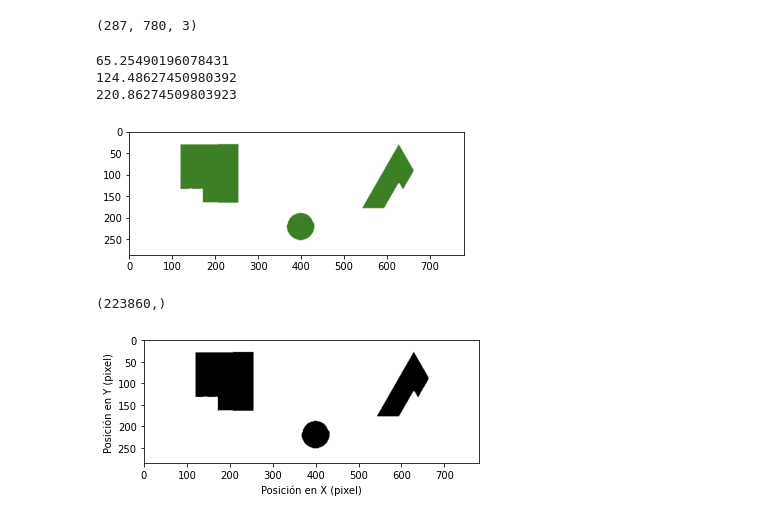
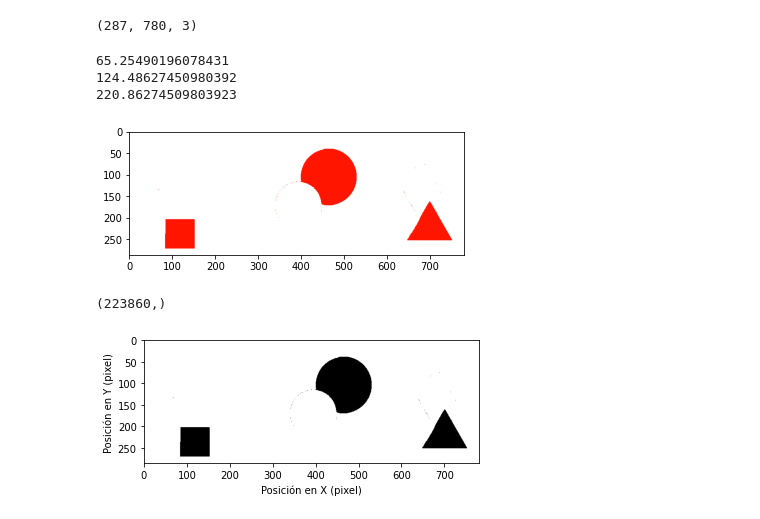
Before and after one commit to CC0R0NAD0/Segmentation-using-multiple-vision-machine-paradigms, a Jupyter notebook: T2_V1.ipynb, the cells around one changed output. Cells and saved outputs as stored; diff of their text form; code cells hidden in the pictures.

```diff
--- a/T2_V1.ipynb
+++ b/T2_V1.ipynb
@@ -110,33 +110,33 @@ bin_image = np.ones((h_img,w_img))
 posic_object = []
 
 
-val_color1 =  235  #AZUL
+val_color1 =  235  #ROJO
 val_sat1 = 0.4
-por_desvi1 = 0.03
+por_desvi1 = 0.05
 
 
-val_color2 =  210 #VERDE
+val_color2 =  210 #AMARILLO
 val_sat2 = 0.4
-por_desvi2 = 0.03
+por_desvi2 = 0.05
 
 
-val_color3 =  135  #AMARILLO
+val_color3 =  135  #VERDE
 val_sat3 = 0.4
-por_desvi3 = 0.03
+por_desvi3 = 0.05
 
 
-val_color4 =  25  #ROJO
+val_color4 =  25  #AZUL
 val_sat4 = 0.4
-por_desvi4 = 0.03
+por_desvi4 = 0.05
 
 for i in range(h_img):
     for j in range(w_img):
       if ( ( ( val_color1 - (360*por_desvi1) ) <= 360*h[i,j] <= ( val_color1 + (360*por_desvi1) ) )   ): # and  (s[i,j] > val_sat1 )  ):
         #if (   ( (256 * R[i,j]) > 115 ) and ( (256 * G[i,j]) > 128) and ( (256 * B[i,j]) < 128)):
         bin_image[i,j] = 0
-        # h_new[i,j] = val_color1/360.0
-        # s_new[i,j] = 1.0
-        # v_new[i,j] = 0.7
+        h_new[i,j] = val_color1/360.0
+        s_new[i,j] = 1.0
+        v_new[i,j] = 1.0
         posic_object.append(image[i,j,0])
 
       # elif ( ( ( val_color2 - (360*por_desvi2) ) <= 360*h[i,j] <= ( val_color2 + (360*por_desvi2) ) )  ): #  and  (s[i,j] > val_sat2 )  ):
@@ -145,9 +145,9 @@ for i in range(h_img):
       #   h_new[i,j] = val_color2/360.0
       #   v_new[i,j] = 1.0
 
-      # elif ( ( ( val_color3 - (360*por_desvi3) ) <= 360*h[i,j] <= ( val_color3 + (360*por_desvi3) ) )  ): # and  (s[i,j] > val_sat2 )  ):
+      # if ( ( ( val_color3 - (360*por_desvi3) ) <= 360*h[i,j] <= ( val_color3 + (360*por_desvi3) ) )  ): # and  (s[i,j] > val_sat2 )  ):
       #   bin_image[i,j] = 0
-      #   s_new[i,j] = 1.0
+      #   s_new[i,j] = 0.8
       #   h_new[i,j] = val_color3/360.0
       #   v_new[i,j] = 1.0
 
@@ -203,34 +203,34 @@ plt.show()
 
 
 # #new_color = cv2.merge([h_new, s_new, v_new])
 # new_color = colors.hsv_to_rgb(recolor[...,:3])
 
 
 # new_color = cv2.cvtColor(np.float32(new_color), cv2.COLOR_BGR2RGB)
 # #cv2.imwrite('color_img.jpg', recolor)
 # plt.imshow(new_color)
 
 
 # plt.show()
 
 
 
 #****************************************************
 posic_object = np.array(posic_object)
 print(posic_object.shape)
 
 
 imgplot_BN=plt.imshow(bin_image, cmap=plt.cm.gray)
 plt.xlabel("Posición en X (pixel)")
 plt.ylabel("Posición en Y (pixel)")
 
 
 plt.show()
 # %% [output]
 65.25490196078431
 124.48627450980392
 220.86274509803923
-[figure, old version]
+[figure, new version]
 (223860,)
-[figure, old version]
+[figure, new version]
 # %%
```
Also changed, not shown: parts of 4 cells of this notebook.
